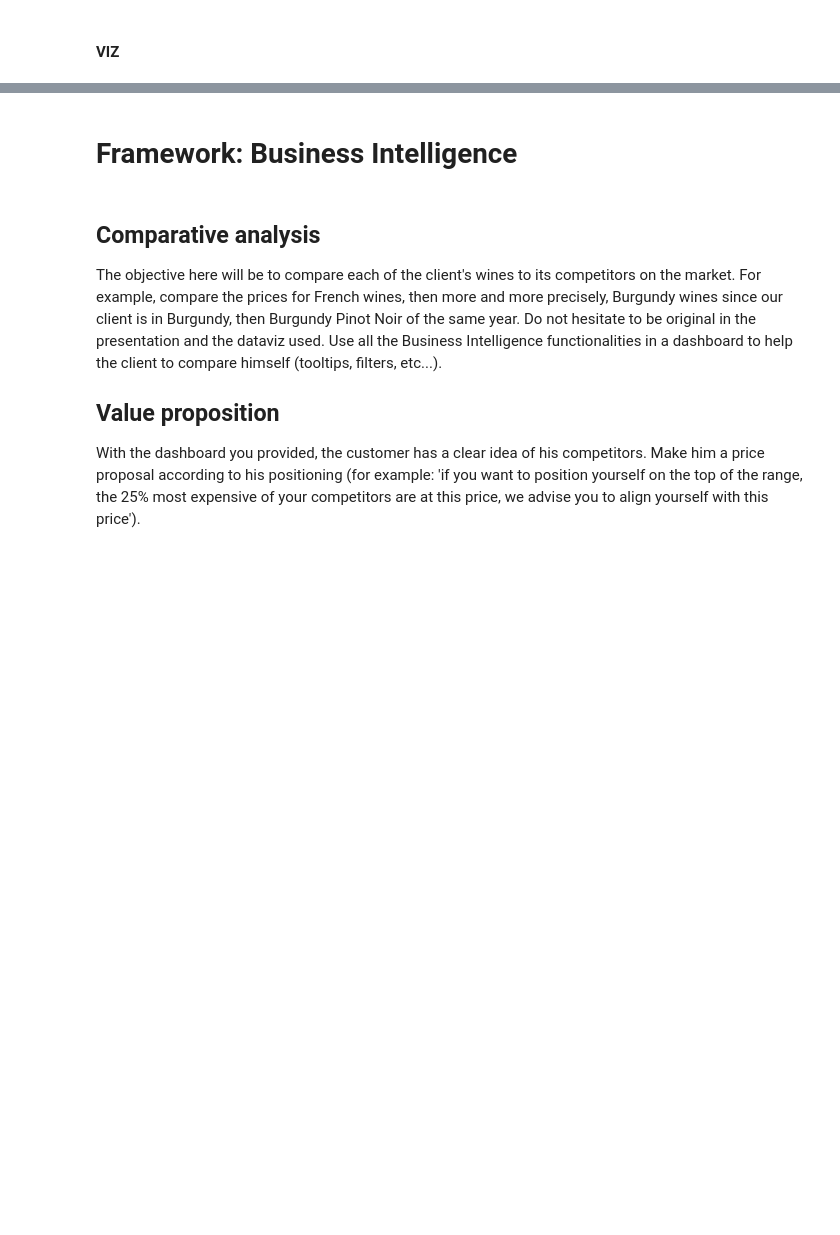
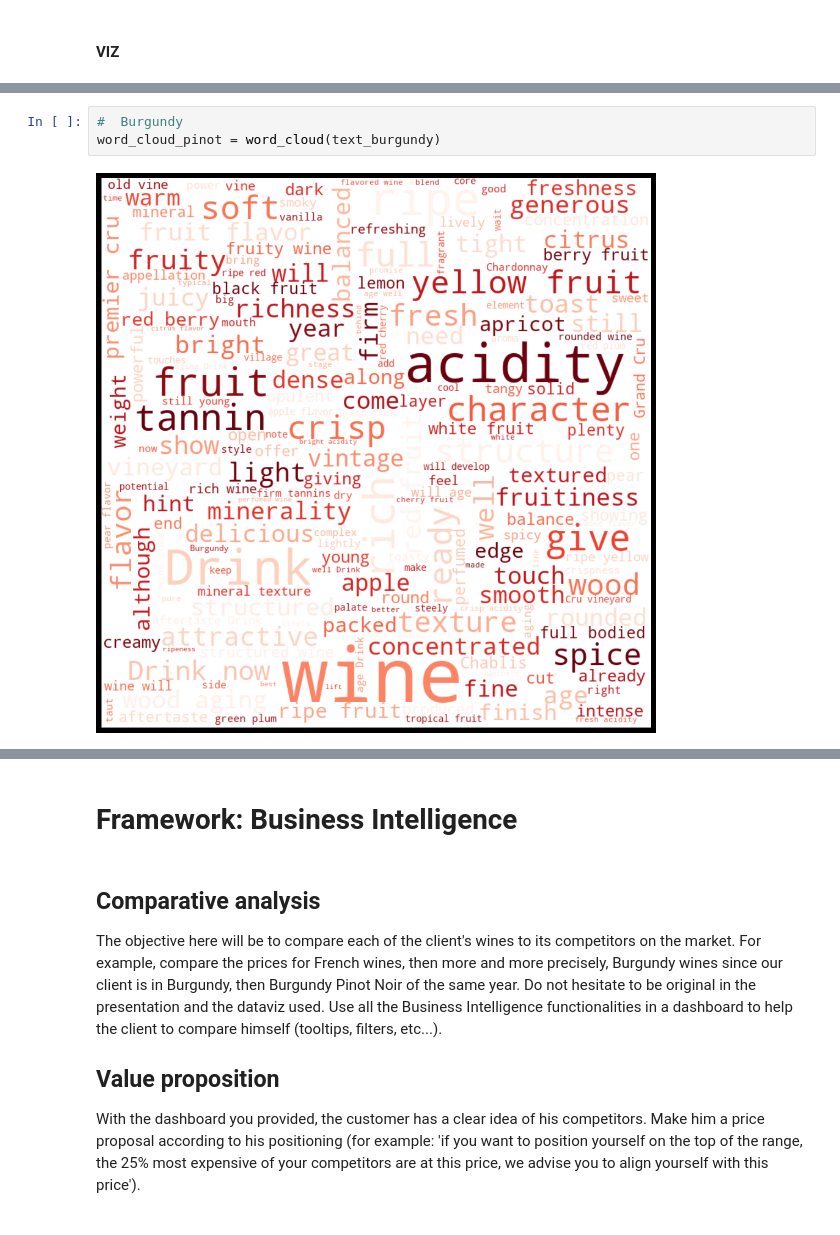
Before and after one commit to celeste-daleo/wine-market-study, a Jupyter notebook: wine_marke_study.ipynb, the cells around one changed output, grey strips where cells are left out. Cells and saved outputs as stored; diff of their text form; blank space fills up the shorter version.

```diff
--- a/wine_marke_study.ipynb
+++ b/wine_marke_study.ipynb
@@ -1247 +1222,6 @@ Pinot
+# %%
+#  Burgundy
+word_cloud_pinot = word_cloud(text_burgundy)
+# %% [output]
+[figure, added]
 # %%
```
Also changed, not shown: parts of 39 cells of this notebook.
